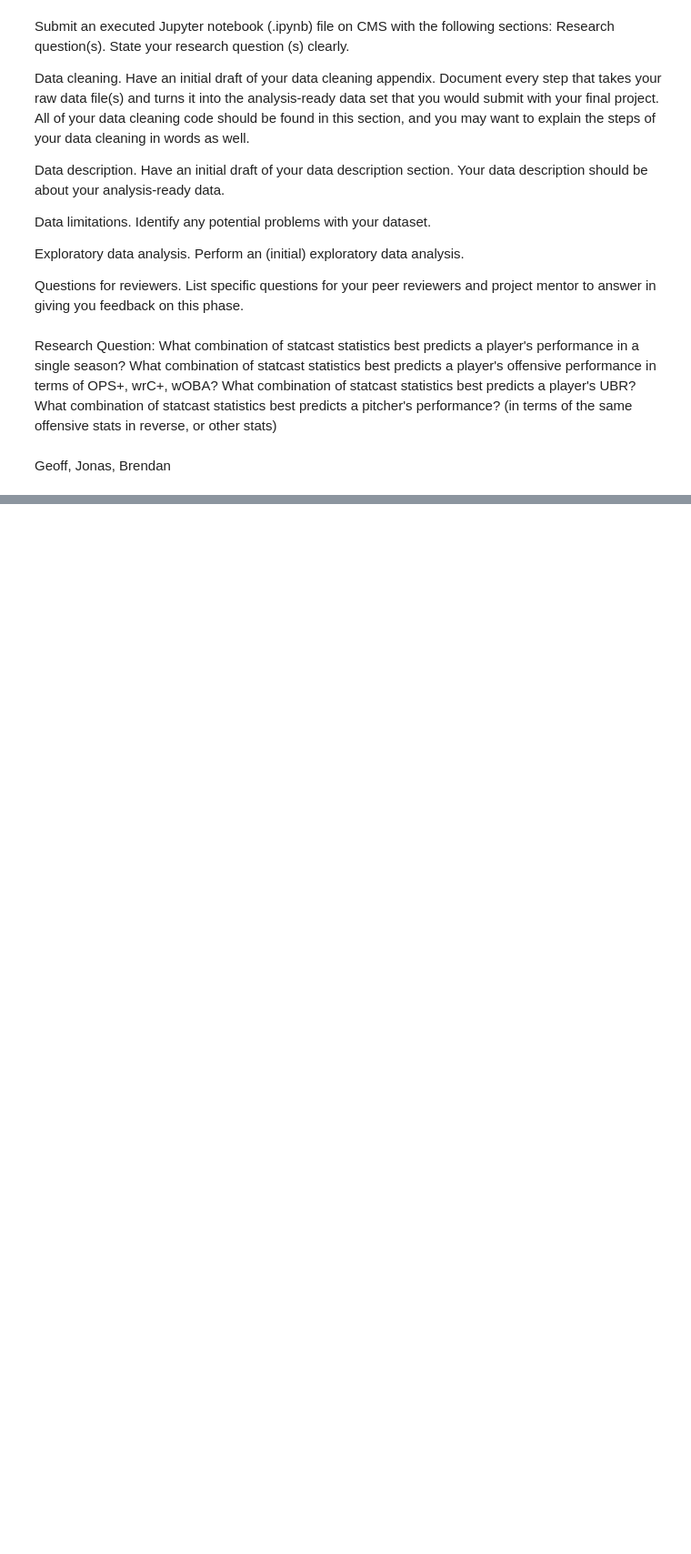
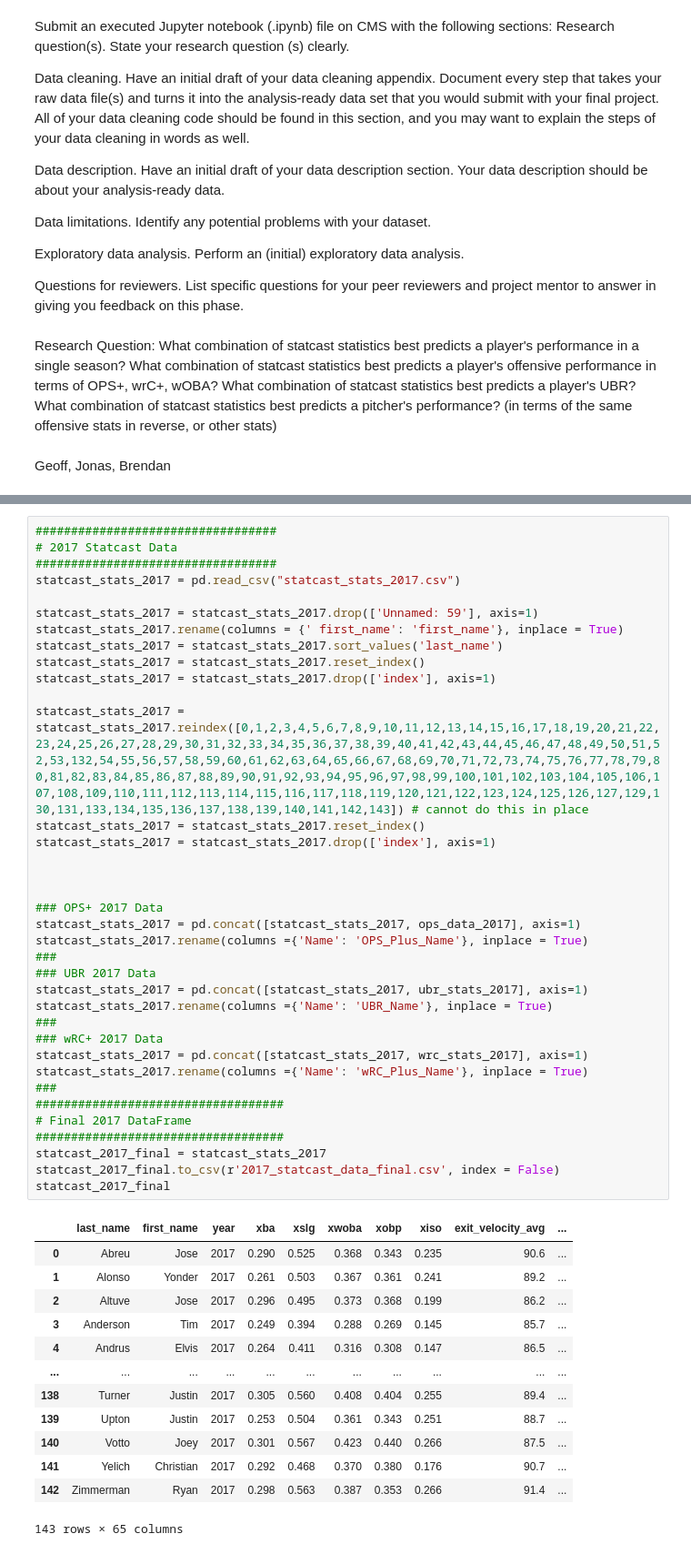
Before and after one commit to GeoffreyBrann/info2950, a Jupyter notebook: Phase II Info 2950.ipynb, the cells around one changed output, grey strips where cells are left out. Shown at 91% size. Saved outputs shown, nothing was run; the diff lists cells and outputs as text; blank space fills up the shorter version.

```diff
--- a/Phase II Info 2950.ipynb
+++ b/Phase II Info 2950.ipynb
@@ -557,0 +675,50 @@ statcast_stats_2015
+# %%
+##################################
+# 2017 Statcast Data
+##################################
+statcast_stats_2017 = pd.read_csv("statcast_stats_2017.csv")
+
+statcast_stats_2017 = statcast_stats_2017.drop(['Unnamed: 59'], axis=1)
+statcast_stats_2017.rename(columns = {' first_name': 'first_name'}, inplace = True)
+statcast_stats_2017 = statcast_stats_2017.sort_values('last_name')
+statcast_stats_2017 = statcast_stats_2017.reset_index()
+statcast_stats_2017 = statcast_stats_2017.drop(['index'], axis=1)
+
+statcast_stats_2017 = statcast_stats_2017.reindex([0,1,2,3,4,5,6,7,8,9,10,11,12,13,14,15,16,17,18,19,20,21,22,23,24,25,26,27,28,29,30,31,32,33,34,35,36,37,38,39,40,41,42,43,44,45,46,47,48,49,50,51,52,53,132,54,55,56,57,58,59,60,61,62,63,64,65,66,67,68,69,70,71,72,73,74,75,76,77,78,79,80,81,82,83,84,85,86,87,88,89,90,91,92,93,94,95,96,97,98,99,100,101,102,103,104,105,106,107,108,109,110,111,112,113,114,115,116,117,118,119,120,121,122,123,124,125,126,127,129,130,131,133,134,135,136,137,138,139,140,141,142,143]) # cannot do this in place
+statcast_stats_2017 = statcast_stats_2017.reset_index()
+statcast_stats_2017 = statcast_stats_2017.drop(['index'], axis=1)
+
+
+
+### OPS+ 2017 Data
+statcast_stats_2017 = pd.concat([statcast_stats_2017, ops_data_2017], axis=1)
+statcast_stats_2017.rename(columns ={'Name': 'OPS_Plus_Name'}, inplace = True)
+###
+### UBR 2017 Data
+statcast_stats_2017 = pd.concat([statcast_stats_2017, ubr_stats_2017], axis=1)
+statcast_stats_2017.rename(columns ={'Name': 'UBR_Name'}, inplace = True)
+###
+### wRC+ 2017 Data
+statcast_stats_2017 = pd.concat([statcast_stats_2017, wrc_stats_2017], axis=1)
+statcast_stats_2017.rename(columns ={'Name': 'wRC_Plus_Name'}, inplace = True)
+###
+###################################
+# Final 2017 DataFrame
+###################################
+statcast_2017_final = statcast_stats_2017
+statcast_2017_final.to_csv(r'2017_statcast_data_final.csv', index = False)
+statcast_2017_final
+# %% [output]
+|  | last_name | first_name | year | xba | xslg | xwoba | xobp | xiso | exit_velocity_avg | ... |
+| 0 | Abreu | Jose | 2017 | 0.290 | 0.525 | 0.368 | 0.343 | 0.235 | 90.6 | ... |
+| 1 | Alonso | Yonder | 2017 | 0.261 | 0.503 | 0.367 | 0.361 | 0.241 | 89.2 | ... |
+| 2 | Altuve | Jose | 2017 | 0.296 | 0.495 | 0.373 | 0.368 | 0.199 | 86.2 | ... |
+| 3 | Anderson | Tim | 2017 | 0.249 | 0.394 | 0.288 | 0.269 | 0.145 | 85.7 | ... |
+| 4 | Andrus | Elvis | 2017 | 0.264 | 0.411 | 0.316 | 0.308 | 0.147 | 86.5 | ... |
+| ... | ... | ... | ... | ... | ... | ... | ... | ... | ... | ... |
+| 138 | Turner | Justin | 2017 | 0.305 | 0.560 | 0.408 | 0.404 | 0.255 | 89.4 | ... |
+| 139 | Upton | Justin | 2017 | 0.253 | 0.504 | 0.361 | 0.343 | 0.251 | 88.7 | ... |
+| 140 | Votto | Joey | 2017 | 0.301 | 0.567 | 0.423 | 0.440 | 0.266 | 87.5 | ... |
+| 141 | Yelich | Christian | 2017 | 0.292 | 0.468 | 0.370 | 0.380 | 0.176 | 90.7 | ... |
+| 142 | Zimmerman | Ryan | 2017 | 0.298 | 0.563 | 0.387 | 0.353 | 0.266 | 91.4 | ... |
+143 rows × 65 columns
```
Also changed, not shown: parts of 39 cells of this notebook, 5 other files.
